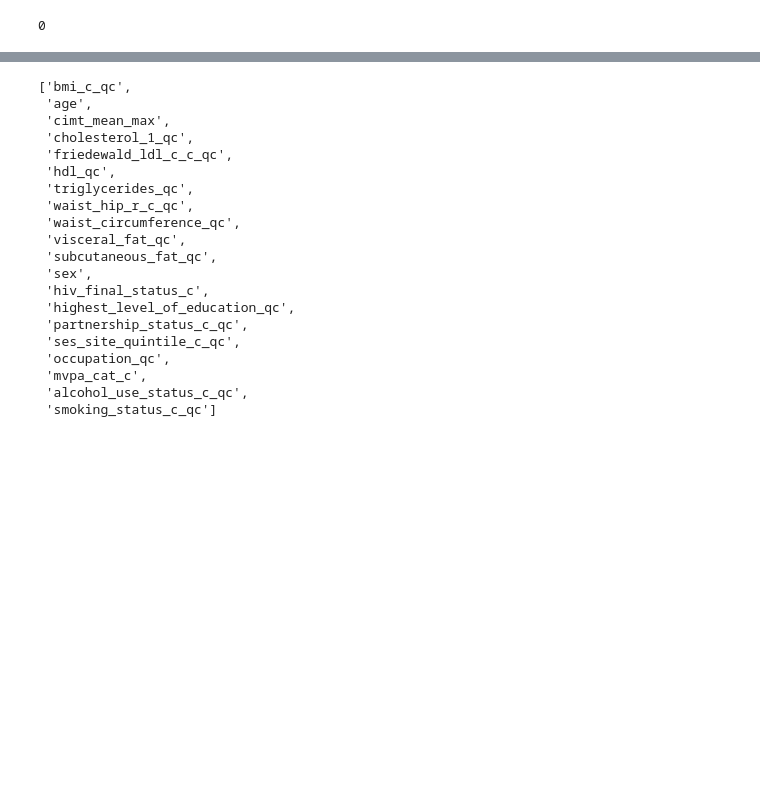
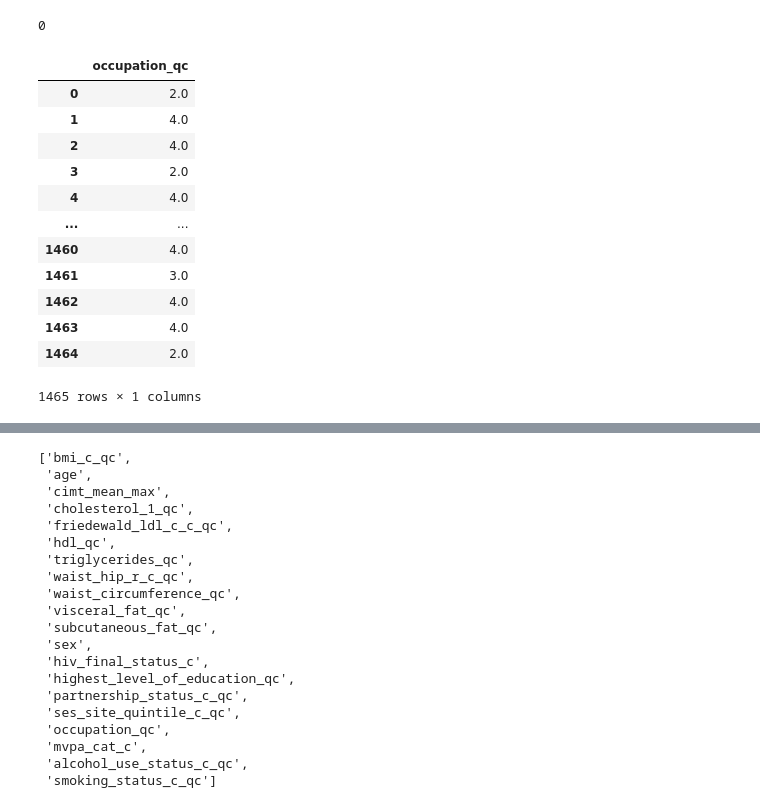
Before and after one commit to kayvinsoo7/HAALSI_work, a Jupyter notebook: mdscan-master/Autostrat.ipynb, the cells around one changed output, grey strips where cells are left out. Saved outputs shown, nothing was run; the diff lists cells and outputs as text; code cells hidden in the pictures; blank space fills up the shorter version.

```diff
--- a/mdscan-master/Autostrat.ipynb
+++ b/mdscan-master/Autostrat.ipynb
@@ -130,3 +130,20 @@ treated['cimt_mean_max'].plot(kind='kde', ax=ax, color='green')
 dff1['age'].isnull().sum()
 # %% [output]
 0
+# %%
+# treated.loc[:,['highest_level_of_education_qc']].apply(np.ceil).value_counts()
+np.round(treated.loc[:,['occupation_qc']], decimals=0)
+# %% [output]
+|  | occupation_qc |
+| 0 | 2.0 |
+| 1 | 4.0 |
+| 2 | 4.0 |
+| 3 | 2.0 |
+| 4 | 4.0 |
+| ... | ... |
+| 1460 | 4.0 |
+| 1461 | 3.0 |
+| 1462 | 4.0 |
+| 1463 | 4.0 |
+| 1464 | 2.0 |
+1465 rows × 1 columns
```
Also changed, not shown: parts of 7 cells of this notebook.
